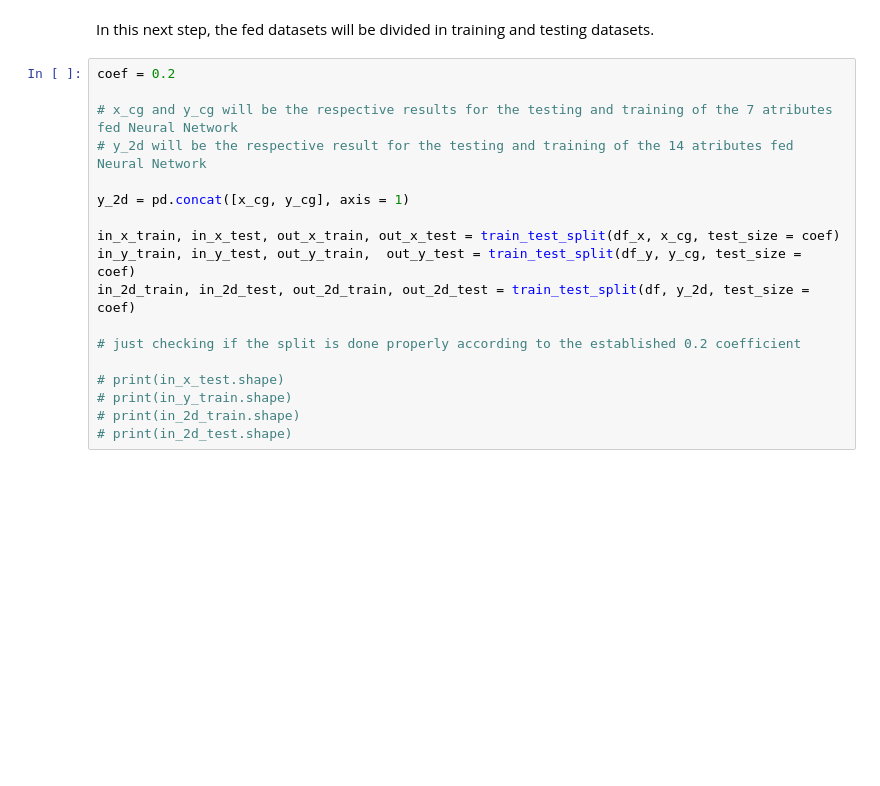
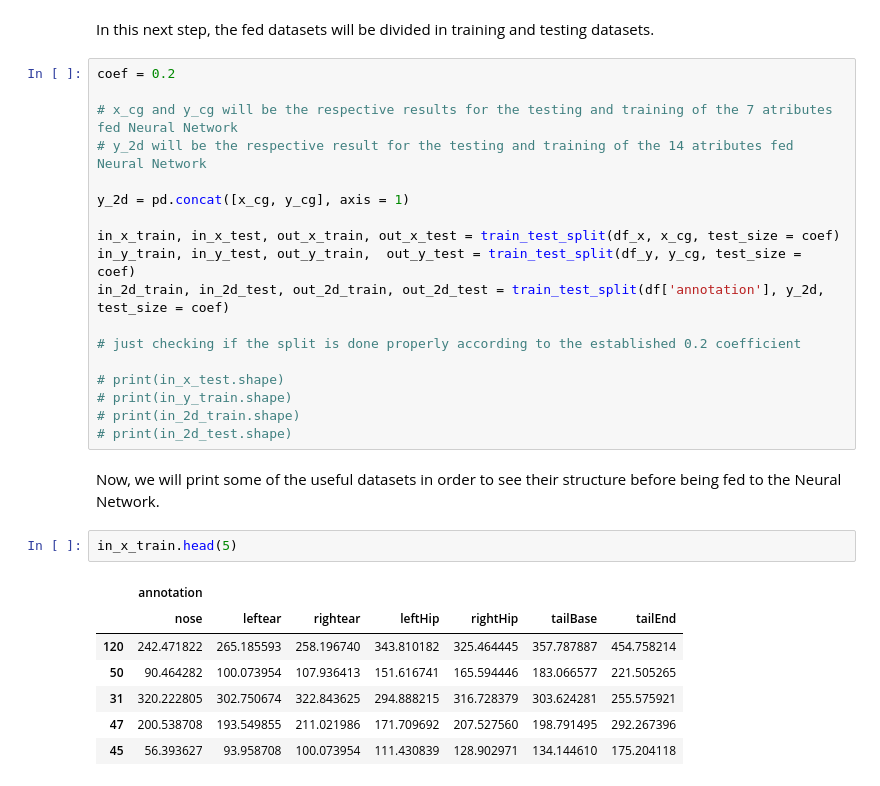
Before and after one commit to ferriitoo/CS584-Machine-Learning, a Jupyter notebook: homework/Julen_Ferro_HW3.ipynb, the cells around one changed output. Drawn from its saved outputs; the diff is of its cells as text; blank space fills up the shorter version.

```diff
--- a/homework/Julen_Ferro_HW3.ipynb
+++ b/homework/Julen_Ferro_HW3.ipynb
@@ -148,7 +150,7 @@ y_2d = pd.concat([x_cg, y_cg], axis = 1)
 
 in_x_train, in_x_test, out_x_train, out_x_test = train_test_split(df_x, x_cg, test_size = coef)
 in_y_train, in_y_test, out_y_train,  out_y_test = train_test_split(df_y, y_cg, test_size = coef)
-in_2d_train, in_2d_test, out_2d_train, out_2d_test = train_test_split(df, y_2d, test_size = coef)
+in_2d_train, in_2d_test, out_2d_train, out_2d_test = train_test_split(df['annotation'], y_2d, test_size = coef)
 
 # just checking if the split is done properly according to the established 0.2 coefficient
 
@@ -156,3 +158,15 @@ in_2d_train, in_2d_test, out_2d_train, out_2d_test = train_test_split(df, y_2d,
 # print(in_y_train.shape)
 # print(in_2d_train.shape)
 # print(in_2d_test.shape)
+# %% [markdown]
+Now, we will print some of the useful datasets in order to see their structure before being fed to the Neural Network.
+# %%
+in_x_train.head(5)
+# %% [output]
+|  | annotation |  |  |  |  |  |  |
+|  | nose | leftear | rightear | leftHip | rightHip | tailBase | tailEnd |
+| 120 | 242.471822 | 265.185593 | 258.196740 | 343.810182 | 325.464445 | 357.787887 | 454.758214 |
+| 50 | 90.464282 | 100.073954 | 107.936413 | 151.616741 | 165.594446 | 183.066577 | 221.505265 |
+| 31 | 320.222805 | 302.750674 | 322.843625 | 294.888215 | 316.728379 | 303.624281 | 255.575921 |
+| 47 | 200.538708 | 193.549855 | 211.021986 | 171.709692 | 207.527560 | 198.791495 | 292.267396 |
+| 45 | 56.393627 | 93.958708 | 100.073954 | 111.430839 | 128.902971 | 134.144610 | 175.204118 |
```
Also changed, not shown: parts of 18 cells of this notebook.
